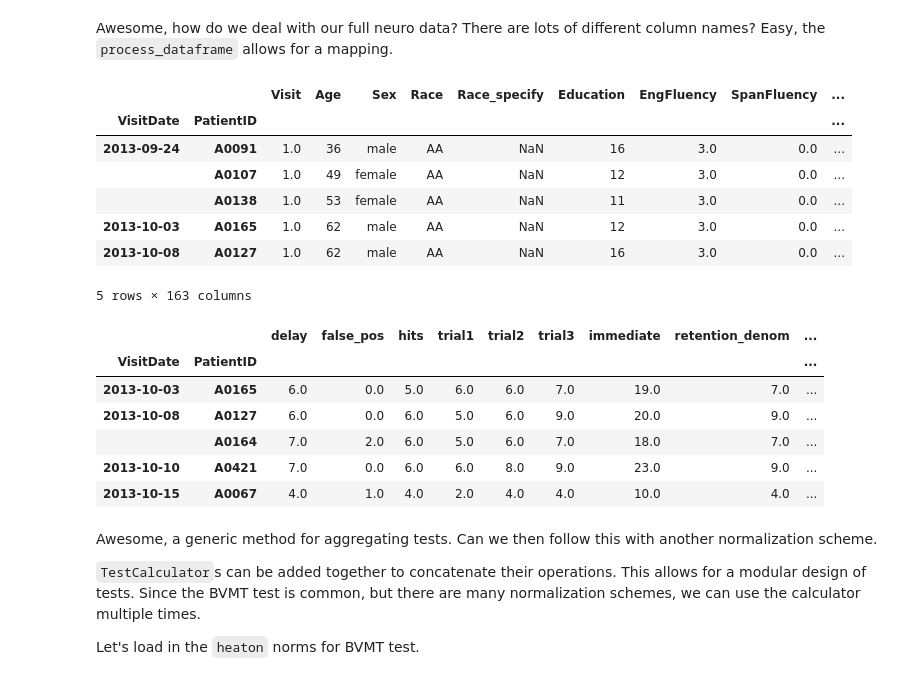
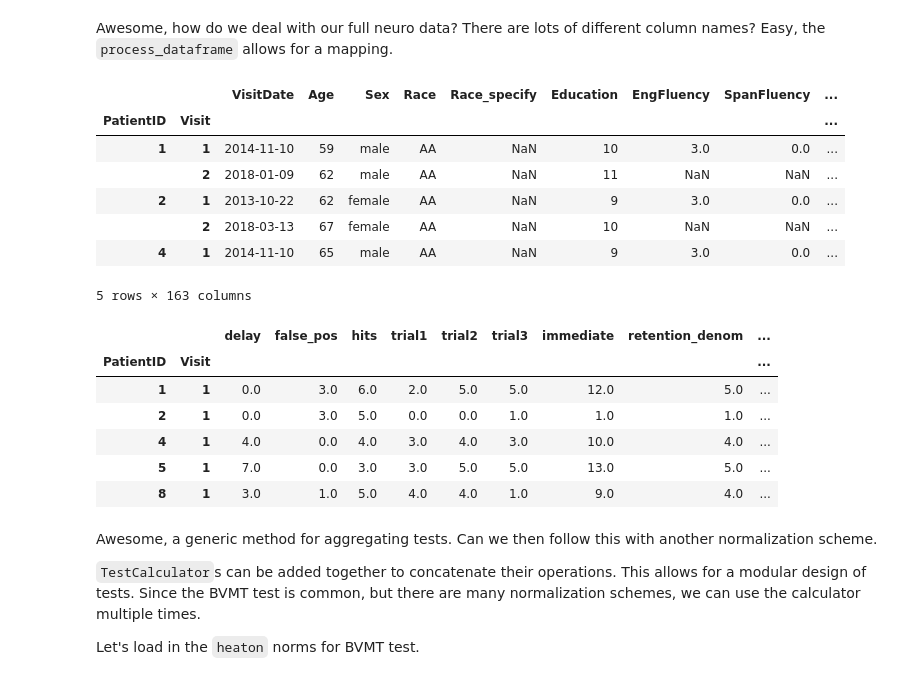
Before and after one commit to JudoWill/autoneuro, a Jupyter notebook: 00_calculators.ipynb, the cells around one changed output. Saved outputs shown, nothing was run; the diff lists cells and outputs as text; code cells hidden in the pictures.

```diff
--- a/00_calculators.ipynb
+++ b/00_calculators.ipynb
@@ -221,21 +231,21 @@ There are lots of different column names?
 Easy, the `process_dataframe` allows for a mapping.
 # %%
 all_neuro = pd.read_excel('data/neuro_data.xlsx',
-                          na_values=['na', '-', 'nd']).groupby(['VisitDate', 'PatientID']).first()
+                          na_values=['na', '-', 'nd']).groupby(['PatientID', 'Visit']).first()
 all_neuro.replace({'Race': {2: 'AA',
                             1: 'white',
                             3: 'asian'},
                    'Sex': {1: 'male', 2: 'female'}},
                   inplace=True)
 all_neuro.head()
 # %% [output]
-|  |  | Visit | Age | Sex | Race | Race_specify | Education | EngFluency | SpanFluency | ... |
-| VisitDate | PatientID |  |  |  |  |  |  |  |  | ... |
-| 2013-09-24 | A0091 | 1.0 | 36 | male | AA | NaN | 16 | 3.0 | 0.0 | ... |
-|  | A0107 | 1.0 | 49 | female | AA | NaN | 12 | 3.0 | 0.0 | ... |
-|  | A0138 | 1.0 | 53 | female | AA | NaN | 11 | 3.0 | 0.0 | ... |
-| 2013-10-03 | A0165 | 1.0 | 62 | male | AA | NaN | 12 | 3.0 | 0.0 | ... |
-| 2013-10-08 | A0127 | 1.0 | 62 | male | AA | NaN | 16 | 3.0 | 0.0 | ... |
+|  |  | VisitDate | Age | Sex | Race | Race_specify | Education | EngFluency | SpanFluency | ... |
+| PatientID | Visit |  |  |  |  |  |  |  |  | ... |
+| 1 | 1 | 2014-11-10 | 59 | male | AA | NaN | 10 | 3.0 | 0.0 | ... |
+|  | 2 | 2018-01-09 | 62 | male | AA | NaN | 11 | NaN | NaN | ... |
+| 2 | 1 | 2013-10-22 | 62 | female | AA | NaN | 9 | 3.0 | 0.0 | ... |
+|  | 2 | 2018-03-13 | 67 | female | AA | NaN | 10 | NaN | NaN | ... |
+| 4 | 1 | 2014-11-10 | 65 | male | AA | NaN | 9 | 3.0 | 0.0 | ... |
 5 rows × 163 columns
 # %%
 bvmt_calc.process_dataframe(all_neuro.dropna(subset = ['BVMTtrial1', 'BVMTdelay']).head(),
@@ -247,12 +257,12 @@ bvmt_calc.process_dataframe(all_neuro.dropna(subset = ['BVMTtrial1', 'BVMTdelay'
                                        'BVMTfalsepos': 'false_pos'})
 # %% [output]
 |  |  | delay | false_pos | hits | trial1 | trial2 | trial3 | immediate | retention_denom | ... |
-| VisitDate | PatientID |  |  |  |  |  |  |  |  | ... |
-| 2013-10-03 | A0165 | 6.0 | 0.0 | 5.0 | 6.0 | 6.0 | 7.0 | 19.0 | 7.0 | ... |
-| 2013-10-08 | A0127 | 6.0 | 0.0 | 6.0 | 5.0 | 6.0 | 9.0 | 20.0 | 9.0 | ... |
-|  | A0164 | 7.0 | 2.0 | 6.0 | 5.0 | 6.0 | 7.0 | 18.0 | 7.0 | ... |
-| 2013-10-10 | A0421 | 7.0 | 0.0 | 6.0 | 6.0 | 8.0 | 9.0 | 23.0 | 9.0 | ... |
-| 2013-10-15 | A0067 | 4.0 | 1.0 | 4.0 | 2.0 | 4.0 | 4.0 | 10.0 | 4.0 | ... |
+| PatientID | Visit |  |  |  |  |  |  |  |  | ... |
+| 1 | 1 | 0.0 | 3.0 | 6.0 | 2.0 | 5.0 | 5.0 | 12.0 | 5.0 | ... |
+| 2 | 1 | 0.0 | 3.0 | 5.0 | 0.0 | 0.0 | 1.0 | 1.0 | 1.0 | ... |
+| 4 | 1 | 4.0 | 0.0 | 4.0 | 3.0 | 4.0 | 3.0 | 10.0 | 4.0 | ... |
+| 5 | 1 | 7.0 | 0.0 | 3.0 | 3.0 | 5.0 | 5.0 | 13.0 | 5.0 | ... |
+| 8 | 1 | 3.0 | 1.0 | 5.0 | 4.0 | 4.0 | 1.0 | 9.0 | 4.0 | ... |
 # %% [markdown]
 Awesome, a generic method for aggregating tests.
 Can we then follow this with another normalization scheme.
```
Also changed, not shown: parts of 6 cells of this notebook, 21 other files.
